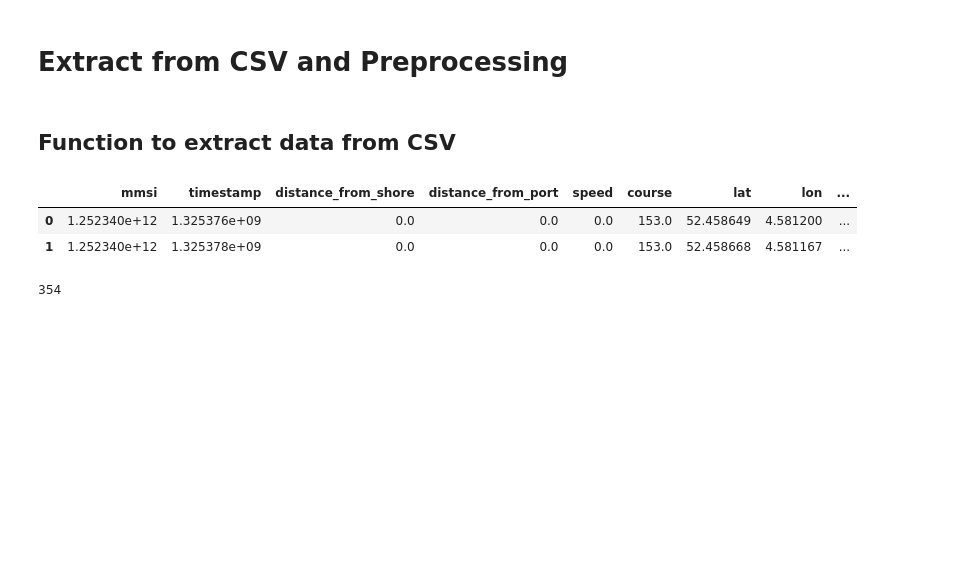
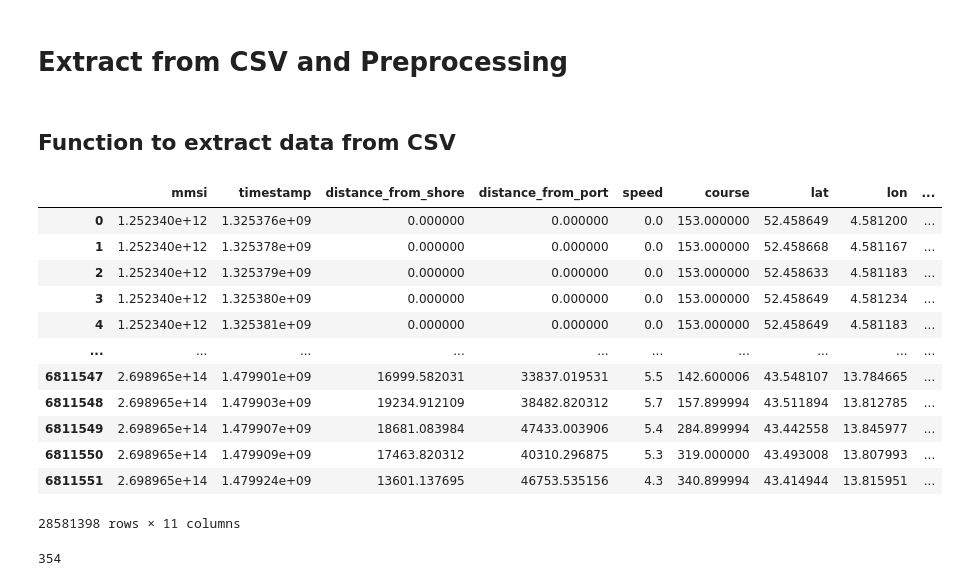
Before and after one commit to DukeDucray/fishing_classification, a Jupyter notebook: notebook/fishing_pred.ipynb, the cells around one changed output. Drawn from its saved outputs; the diff is of its cells as text; code cells hidden in the pictures; blank space fills up the shorter version.

```diff
--- a/notebook/fishing_pred.ipynb
+++ b/notebook/fishing_pred.ipynb
@@ -35,20 +35,30 @@ warnings.filterwarnings('ignore')
 # %%
 def get_data(path, file_names):
     tables=[]
     for file_name in file_names:
         table = pd.read_csv(f'../{path}/{file_name}.csv')
         table['type']=f'{file_name}'
         tables.append(table)
     return pd.concat(tables)
 
 path='data/raw_data'
 file_names = ['trawlers', 'drifting_longlines', 'fixed_gear', 'pole_and_line', 'purse_seines', 'trollers', 'unknown']
 df = get_data(path, file_names)
-df.head(2)
+df
 # %% [output]
 |  | mmsi | timestamp | distance_from_shore | distance_from_port | speed | course | lat | lon | ... |
-| 0 | 1.252340e+12 | 1.325376e+09 | 0.0 | 0.0 | 0.0 | 153.0 | 52.458649 | 4.581200 | ... |
-| 1 | 1.252340e+12 | 1.325378e+09 | 0.0 | 0.0 | 0.0 | 153.0 | 52.458668 | 4.581167 | ... |
+| 0 | 1.252340e+12 | 1.325376e+09 | 0.000000 | 0.000000 | 0.0 | 153.000000 | 52.458649 | 4.581200 | ... |
+| 1 | 1.252340e+12 | 1.325378e+09 | 0.000000 | 0.000000 | 0.0 | 153.000000 | 52.458668 | 4.581167 | ... |
+| 2 | 1.252340e+12 | 1.325379e+09 | 0.000000 | 0.000000 | 0.0 | 153.000000 | 52.458633 | 4.581183 | ... |
+| 3 | 1.252340e+12 | 1.325380e+09 | 0.000000 | 0.000000 | 0.0 | 153.000000 | 52.458649 | 4.581234 | ... |
+| 4 | 1.252340e+12 | 1.325381e+09 | 0.000000 | 0.000000 | 0.0 | 153.000000 | 52.458649 | 4.581183 | ... |
+| ... | ... | ... | ... | ... | ... | ... | ... | ... | ... |
+| 6811547 | 2.698965e+14 | 1.479901e+09 | 16999.582031 | 33837.019531 | 5.5 | 142.600006 | 43.548107 | 13.784665 | ... |
+| 6811548 | 2.698965e+14 | 1.479903e+09 | 19234.912109 | 38482.820312 | 5.7 | 157.899994 | 43.511894 | 13.812785 | ... |
+| 6811549 | 2.698965e+14 | 1.479907e+09 | 18681.083984 | 47433.003906 | 5.4 | 284.899994 | 43.442558 | 13.845977 | ... |
+| 6811550 | 2.698965e+14 | 1.479909e+09 | 17463.820312 | 40310.296875 | 5.3 | 319.000000 | 43.493008 | 13.807993 | ... |
+| 6811551 | 2.698965e+14 | 1.479924e+09 | 13601.137695 | 46753.535156 | 4.3 | 340.899994 | 43.414944 | 13.815951 | ... |
+28581398 rows × 11 columns
 # %%
 df['mmsi'].nunique()
 # %% [output]
```
Also changed, not shown: parts of 10 cells of this notebook, 3 other files.
